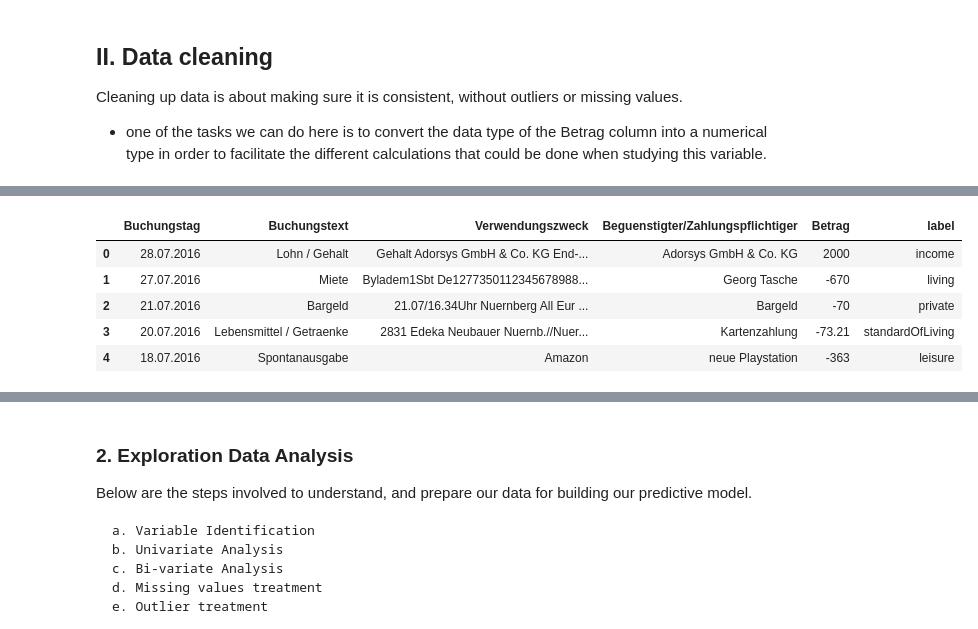
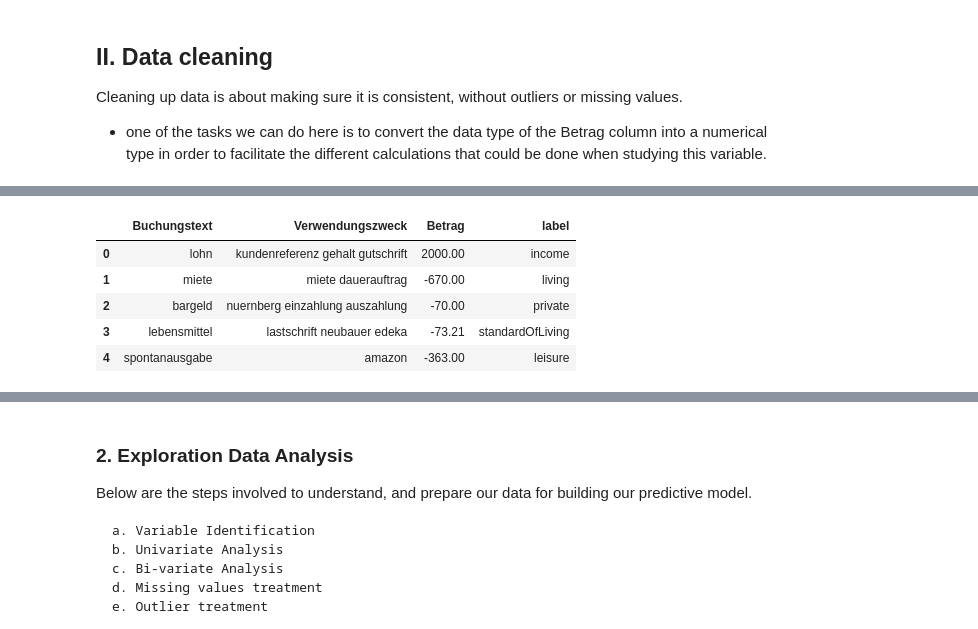
Before and after one commit to ted19b/saki_ss19, a Jupyter notebook: uebung_01/oss-saki-ss19-exercise-1.ipynb, the cells around one changed output, grey strips where cells are left out. Saved outputs shown, nothing was run; the diff lists cells and outputs as text; code cells hidden in the pictures.

```diff
--- a/uebung_01/oss-saki-ss19-exercise-1.ipynb
+++ b/uebung_01/oss-saki-ss19-exercise-1.ipynb
@@ -70,10 +107,3 @@ Cleaning up data is about making sure it is consistent, without outliers or miss
 
 * one of the tasks we can do here is to convert the data type of the Betrag column into a numerical type in order to
 facilitate the different calculations that could be done when studying this variable.
-# %%
-serie = pd.Series(data_set["Betrag"])
-index = 0
-for row in serie:
-    tmp = row.replace(',', '.')
-    serie[index] = float(tmp)
-    index += 1
@@ -96,0 +221,28 @@ The quality of our input data determines the quality of our output result.
+# %%
+words_to_remove = "All Eur nbg Geb ref Blz gmb rse erg Fil lld xxx ccb elv bil Sekr Verf Alld gmbh ccbade spdude verfa pulsnitz maxx verfal " \
+"Nsct friends verfalld California Rfalld Doris Horst Dietrich Winkl  " \
+" Roethenbach  Karolinen End adorsys  Byladem sbt ssknde Beuthener str Uhr " \
+"Nuerenberg Nuernber Nuernb Nuremberg gries company ultra Schnieglin Fuerth ganz bequ www seon Lombagine Sebalder" \
+"Icherung vero koestr euro Folgenr Auslandsrei Deutschland Notprovided gmbAramark"
+
+
+def filter(sentence, list):
+    response = " ".join(word for word in sentence.split() if word not in list)
+    return response
+
+# Verwendungszweck
+words_to_remove_verwendungszweck = words_to_remove.lower().split()
+
+training_data_set.Verwendungszweck = training_data_set["Verwendungszweck"].apply(lambda sentence : filter(sentence, words_to_remove_verwendungszweck))
+testing_data_set.Verwendungszweck = testing_data_set["Verwendungszweck"].apply(lambda sentence : filter(sentence, words_to_remove_verwendungszweck))
+
+# let's also delete the terms that are repeated
+training_data_set.Verwendungszweck = training_data_set["Verwendungszweck"].apply(lambda sentence : ' '.join(set(sentence.split())))
+testing_data_set.Verwendungszweck = testing_data_set["Verwendungszweck"].apply(lambda sentence : ' '.join(set(sentence.split())))
+
+# Buchungstext
+word_to_remove_buchungstext = ["euro", "einzugsermaechtigung", "getraenke", "gehalt", "euroscheck", "belastung"]
+
+training_data_set.Buchungstext = training_data_set["Buchungstext"].apply(lambda sentence : filter(sentence, word_to_remove_buchungstext))
+
+training_data_set.sample(10)
@@ -97,13 +291,17 @@ The quality of our input data determines the quality of our output result.
 # %%
-to_drop = ['Auftragskonto', 'Valutadatum', 'Kontonummer', 'BLZ', 'Waehrung']
-data_set.drop(to_drop, inplace=True, axis=1)
+# names of the columns we want to delete
+to_drop = ['Auftragskonto', 'Buchungstag', 'Valutadatum', 'Beguenstigter', 'Kontonummer', 'BLZ', 'Waehrung']
+
+# suppression
+training_data_set.drop(to_drop, inplace=True, axis=1)
+testing_data_set.drop(to_drop, inplace=True, axis=1)
 
 # let's see what our data currently looks like
-data_set.head()
+training_data_set.head()
 # %% [output]
-|  | Buchungstag | Buchungstext | Verwendungszweck | Beguenstigter/Zahlungspflichtiger | Betrag | label |
-| 0 | 28.07.2016 | Lohn / Gehalt | Gehalt Adorsys GmbH & Co. KG End-... | Adorsys GmbH & Co. KG | 2000 | income |
-| 1 | 27.07.2016 | Miete | Byladem1Sbt De1277350112345678988... | Georg Tasche | -670 | living |
-| 2 | 21.07.2016 | Bargeld | 21.07/16.34Uhr Nuernberg All Eur ... | Bargeld | -70 | private |
-| 3 | 20.07.2016 | Lebensmittel / Getraenke | 2831 Edeka Neubauer Nuernb.//Nuer... | Kartenzahlung | -73.21 | standardOfLiving |
-| 4 | 18.07.2016 | Spontanausgabe | Amazon | neue Playstation | -363 | leisure |
+|  | Buchungstext | Verwendungszweck | Betrag | label |
+| 0 | lohn | kundenreferenz gehalt gutschrift | 2000.00 | income |
+| 1 | miete | miete dauerauftrag | -670.00 | living |
+| 2 | bargeld | nuernberg einzahlung auszahlung | -70.00 | private |
+| 3 | lebensmittel | lastschrift neubauer edeka | -73.21 | standardOfLiving |
+| 4 | spontanausgabe | amazon | -363.00 | leisure |
```
Also changed, not shown: parts of 61 cells of this notebook, 4 other files.
